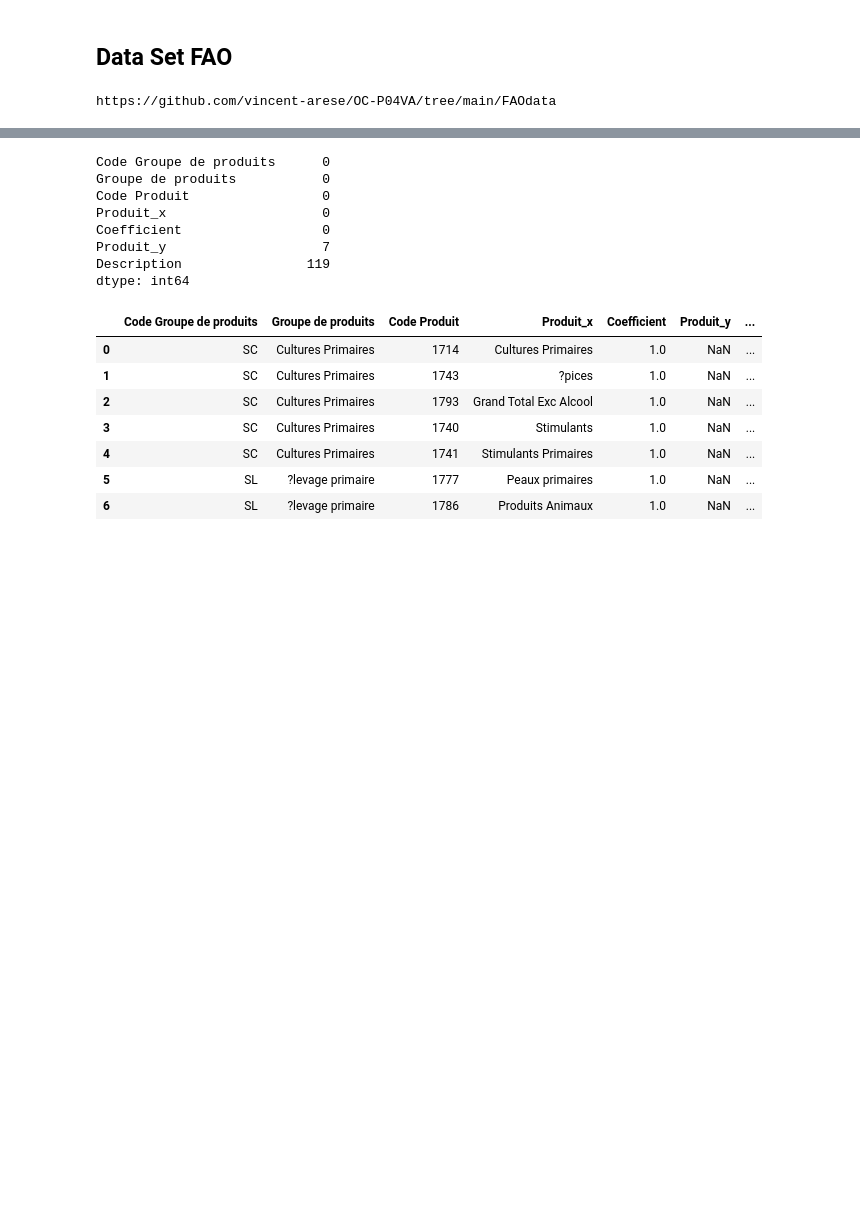
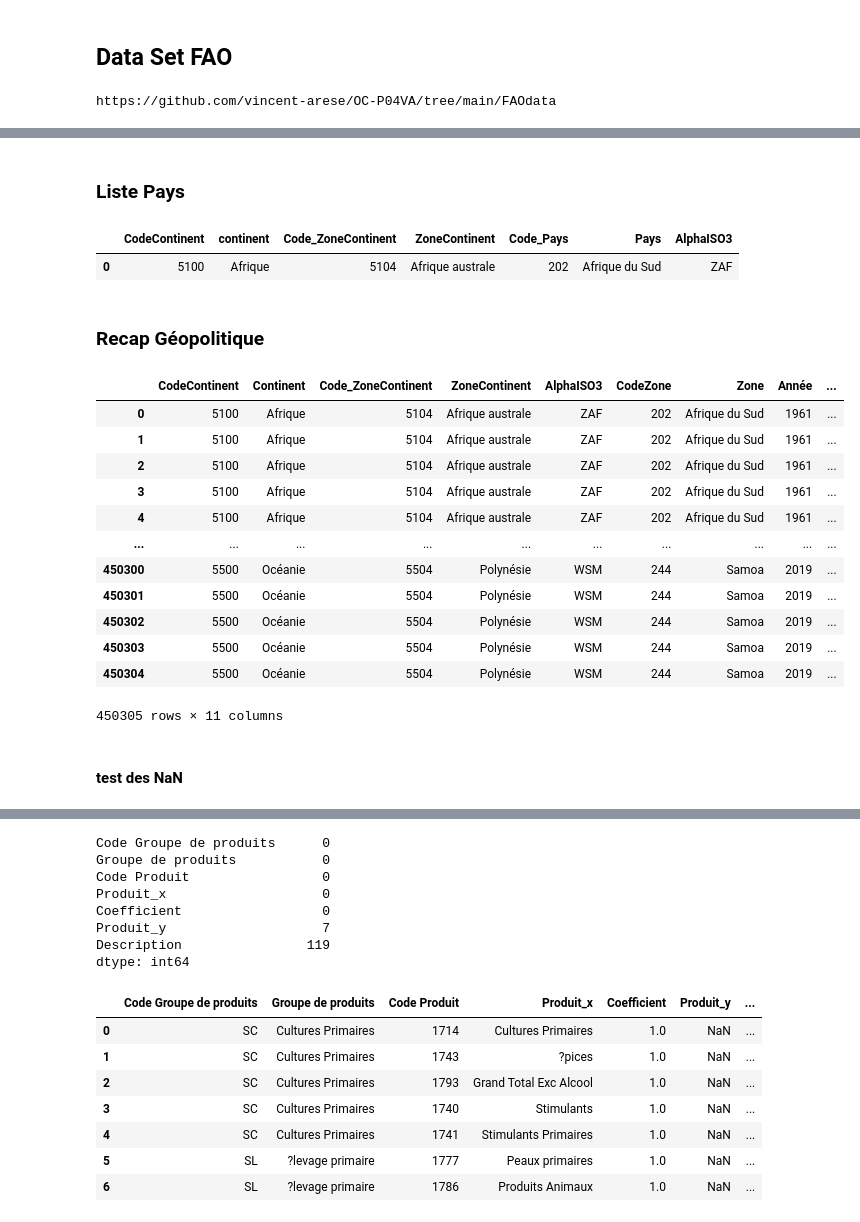
Before and after one commit to vincent-arese/OC-P04VA, a Jupyter notebook: P4_VA_FAOdata.ipynb, the cells around one changed output, grey strips where cells are left out. Drawn from its saved outputs; the diff is of its cells as text; code cells hidden in the pictures; blank space fills up the shorter version.

Commit message:
Créé avec Colaboratory archives 27/03/22 avant modif

```diff
--- a/P4_VA_FAOdata.ipynb
+++ b/P4_VA_FAOdata.ipynb
@@ -94,0 +162,10 @@ https://github.com/vincent-arese/OC-P04VA/tree/main/FAOdata
+# %%
+# PIB par habitant, (US$ PPA internationaux constants de 2015) dataSet FAO  source : https://www.fao.org/faostat/fr/#data/PD
+pib=pd.read_csv(DataPATH+'FAOSTAT_PIBhab-1970-2019.csv',sep=',',usecols = [i for i in range(2,12)])
+
+
+# Nettoyage PIB
+# pibRAW.columns """Index(['Code zone (FAO)', 'Zone', 'Code ?l?ment', '?l?ment', 'Code Produit','Produit', 'Code ann?e', 'Ann?e', 'Unit?', 'Valeur'], dtype='object')"""
+pib.drop(columns=['Code ?l?ment', '?l?ment', 'Code ann?e', 'Unit?', 'Code Produit','Produit'],inplace=True) # supression colonnes inutiles restantes
+pib.rename(columns={'Code zone (FAO)':'CodeZone','Ann?e':'Année','Valeur':'USDparHab'},inplace=True) # Renommer la colonne qui servira de fK pour la jonction
+pib
@@ -94,0 +201,56 @@ https://github.com/vincent-arese/OC-P04VA/tree/main/FAOdata
+# %% [markdown]
+### Liste Pays
+# %%
+# Liste des Pays avec CodeZone FAO  & AlphaISO3 pour plot sur map Monde
+# source : https://www.fao.org/faostat/fr/#data/FS  Rubrique : Définitions et Standards  Formaté sous Excel
+PAYS=pd.read_excel('https://github.com/vincent-arese/OC-P04VA/blob/main/FAOdata/PAYS%20_FAO.xlsx?raw=true', sheet_name='PaysFAO')   # DataSet pour plot map monde
+
+PAYS.head(1)
+# %% [output]
+|  | CodeContinent | continent | Code_ZoneContinent | ZoneContinent | Code_Pays | Pays | AlphaISO3 |
+| 0 | 5100 | Afrique | 5104 | Afrique australe | 202 | Afrique du Sud | ZAF |
+# %% [markdown]
+### Recap Géopolitique
+# %%
+# Recap Data Géopolitique : Population, PIB par Hab (USD 20015), Liste PAYS
+
+# PAYS.columns
+""" Index(['CodeContinent', 'continent', 'Code_ZoneContinent', 'ZoneContinent','Code_Pays', 'Pays', 'AlphaISO3'], dtype='object'"""
+# pop.columns
+"""Index(['CodeZone', 'Zone', 'Année', 'Population', 'PopulationM'], dtype='object')"""
+
+#pib.columns
+"""Index(['CodeZone', 'Zone', 'Année', 'USDparHab'], dtype='object')"""
+
+# Join :  (PAYS & pop) & pib
+geo=PAYS.merge(pop,left_on='Code_Pays',right_on='CodeZone').merge(pib,left_on='CodeZone',right_on='CodeZone')
+geo.drop(columns=['Code_Pays','Pays','Année_y','Zone_y'],inplace=True)
+geo.rename(columns={'Zone_x':'Zone','Année_x':'Année','continent':'Continent'},inplace=True)
+geo.Population=geo.Population.astype(int)
+geo
+
+
+# geo.info()
+
+# DEBUG  recherche NaN
+# temp=geo
+# temp.isnull().sum(axis=0) # Total nombre de NaN par colonne
+# test=temp[temp.isnull().any(axis=1)] ; test #Afficher les lignes ayant au moins 1 NaN
+# len(test)
+# test.Zone.unique()
+# %% [output]
+|  | CodeContinent | Continent | Code_ZoneContinent | ZoneContinent | AlphaISO3 | CodeZone | Zone | Année | ... |
+| 0 | 5100 | Afrique | 5104 | Afrique australe | ZAF | 202 | Afrique du Sud | 1961 | ... |
+| 1 | 5100 | Afrique | 5104 | Afrique australe | ZAF | 202 | Afrique du Sud | 1961 | ... |
+| 2 | 5100 | Afrique | 5104 | Afrique australe | ZAF | 202 | Afrique du Sud | 1961 | ... |
+| 3 | 5100 | Afrique | 5104 | Afrique australe | ZAF | 202 | Afrique du Sud | 1961 | ... |
+| 4 | 5100 | Afrique | 5104 | Afrique australe | ZAF | 202 | Afrique du Sud | 1961 | ... |
+| ... | ... | ... | ... | ... | ... | ... | ... | ... | ... |
+| 450300 | 5500 | Océanie | 5504 | Polynésie | WSM | 244 | Samoa | 2019 | ... |
+| 450301 | 5500 | Océanie | 5504 | Polynésie | WSM | 244 | Samoa | 2019 | ... |
+| 450302 | 5500 | Océanie | 5504 | Polynésie | WSM | 244 | Samoa | 2019 | ... |
+| 450303 | 5500 | Océanie | 5504 | Polynésie | WSM | 244 | Samoa | 2019 | ... |
+| 450304 | 5500 | Océanie | 5504 | Polynésie | WSM | 244 | Samoa | 2019 | ... |
+450305 rows × 11 columns
+# %% [markdown]
+#### test des NaN
```
Also changed, not shown: parts of 38 cells of this notebook.
